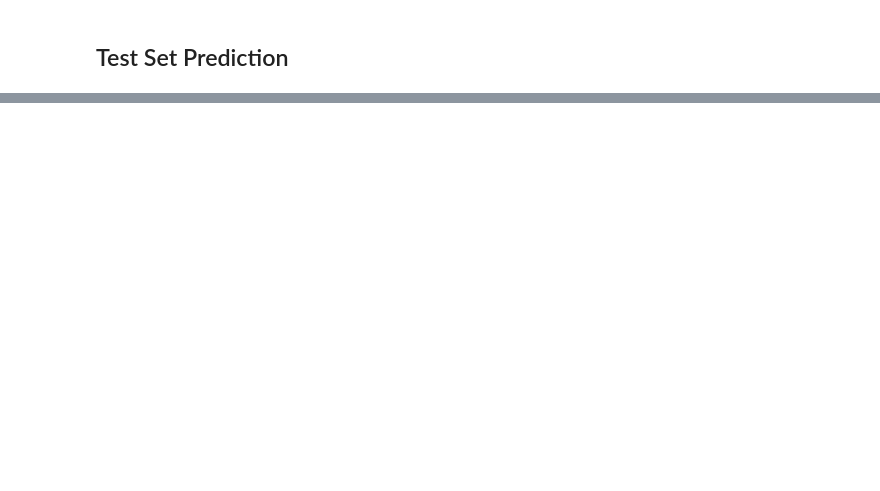
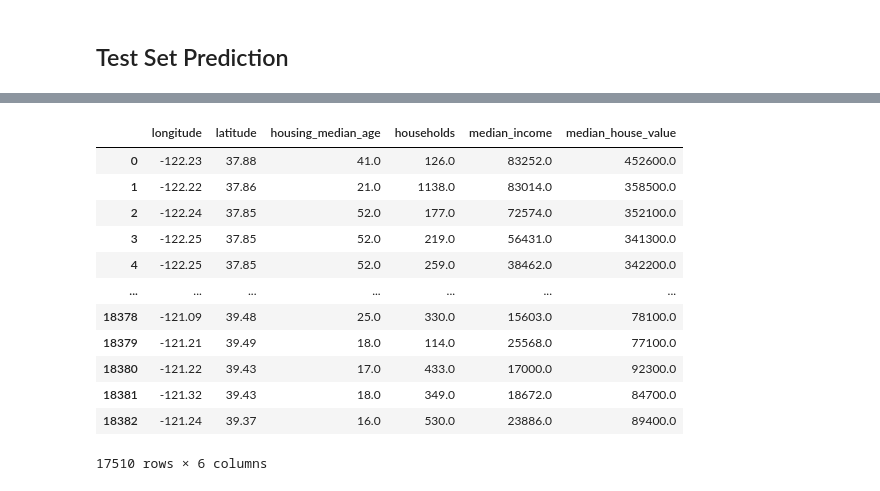
Before and after one commit to stavrostser/cal-housing-prices, a Jupyter notebook: notebooks/training.ipynb, the cells around one changed output, grey strips where cells are left out. Cells and saved outputs as stored; diff of their text form; code cells hidden in the pictures; blank space fills up the shorter version.

```diff
--- a/notebooks/training.ipynb
+++ b/notebooks/training.ipynb
@@ -195,0 +239,16 @@ plt.show()
+# %%
+dfTraining
+# %% [output]
+|  | longitude | latitude | housing_median_age | households | median_income | median_house_value |
+| 0 | -122.23 | 37.88 | 41.0 | 126.0 | 83252.0 | 452600.0 |
+| 1 | -122.22 | 37.86 | 21.0 | 1138.0 | 83014.0 | 358500.0 |
+| 2 | -122.24 | 37.85 | 52.0 | 177.0 | 72574.0 | 352100.0 |
+| 3 | -122.25 | 37.85 | 52.0 | 219.0 | 56431.0 | 341300.0 |
+| 4 | -122.25 | 37.85 | 52.0 | 259.0 | 38462.0 | 342200.0 |
+| ... | ... | ... | ... | ... | ... | ... |
+| 18378 | -121.09 | 39.48 | 25.0 | 330.0 | 15603.0 | 78100.0 |
+| 18379 | -121.21 | 39.49 | 18.0 | 114.0 | 25568.0 | 77100.0 |
+| 18380 | -121.22 | 39.43 | 17.0 | 433.0 | 17000.0 | 92300.0 |
+| 18381 | -121.32 | 39.43 | 18.0 | 349.0 | 18672.0 | 84700.0 |
+| 18382 | -121.24 | 39.37 | 16.0 | 530.0 | 23886.0 | 89400.0 |
+17510 rows × 6 columns
```
Also changed, not shown: parts of 5 cells of this notebook, 6 other files.
